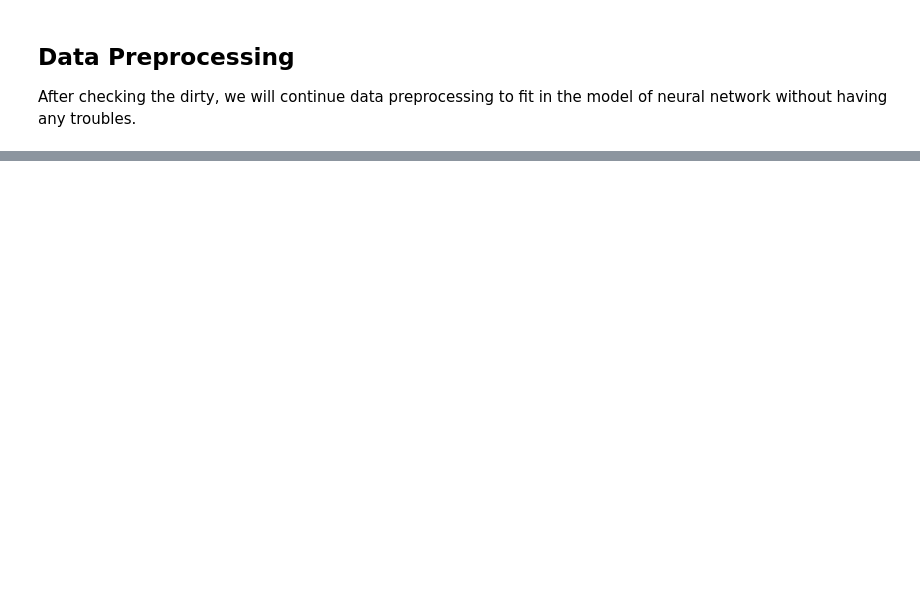
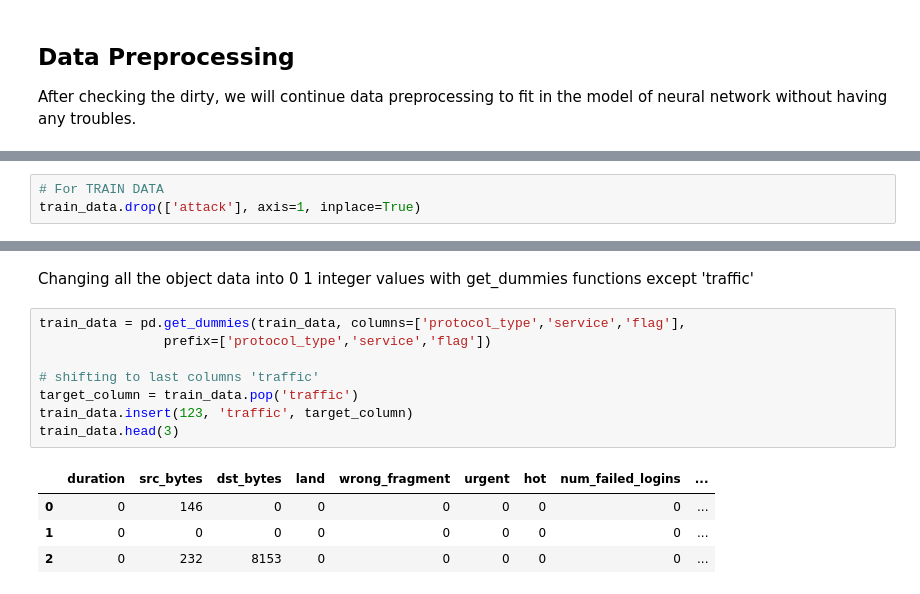
Before and after one commit to ClockWize171/network-traffic-analysis-tensorflow, a Jupyter notebook: kdd19-analysis.ipynb, the cells around one changed output, grey strips where cells are left out. Drawn from its saved outputs; the diff is of its cells as text; blank space fills up the shorter version.

```diff
--- a/kdd19-analysis.ipynb
+++ b/kdd19-analysis.ipynb
@@ -149,0 +172,3 @@ After checking the dirty, we will continue data preprocessing to fit in the mode
+# %%
+# For TRAIN DATA
+train_data.drop(['attack'], axis=1, inplace=True)
@@ -149,0 +216,15 @@ After checking the dirty, we will continue data preprocessing to fit in the mode
+# %% [markdown]
+Changing all the object data into 0 1 integer values with get_dummies functions except 'traffic'
+# %%
+train_data = pd.get_dummies(train_data, columns=['protocol_type','service','flag'],
+                prefix=['protocol_type','service','flag'])
+
+# shifting to last columns 'traffic'
+target_column = train_data.pop('traffic')
+train_data.insert(123, 'traffic', target_column)
+train_data.head(3)
+# %% [output]
+|  | duration | src_bytes | dst_bytes | land | wrong_fragment | urgent | hot | num_failed_logins | ... |
+| 0 | 0 | 146 | 0 | 0 | 0 | 0 | 0 | 0 | ... |
+| 1 | 0 | 0 | 0 | 0 | 0 | 0 | 0 | 0 | ... |
+| 2 | 0 | 232 | 8153 | 0 | 0 | 0 | 0 | 0 | ... |
```
Also changed, not shown: parts of 16 cells of this notebook.
